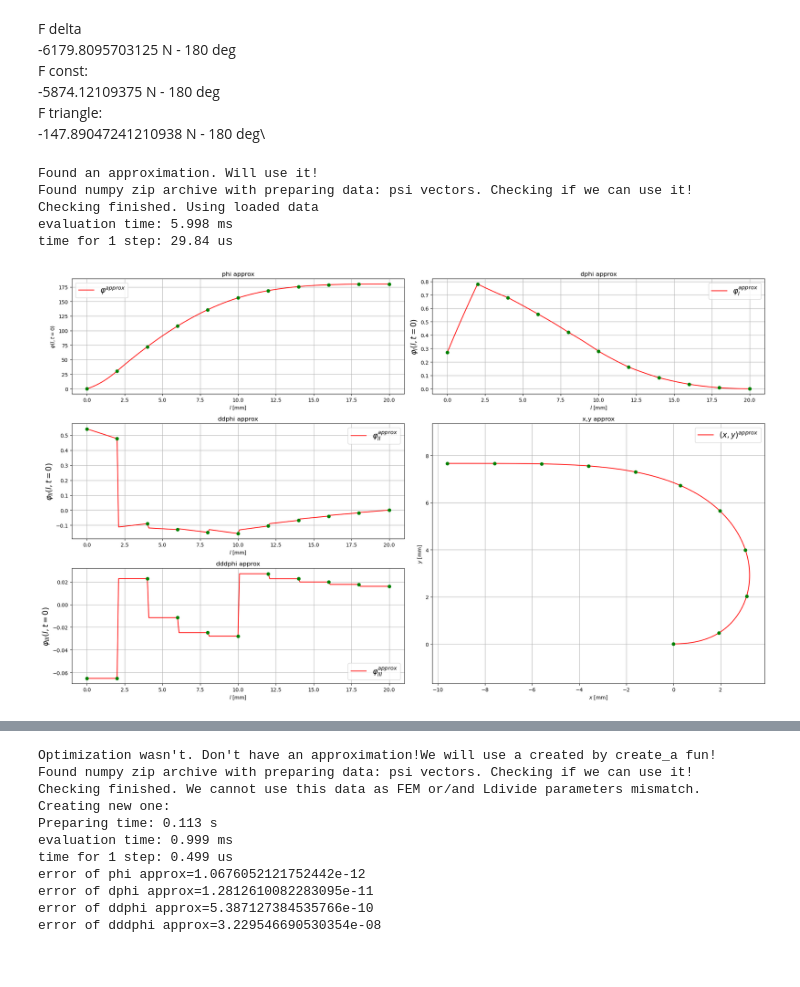
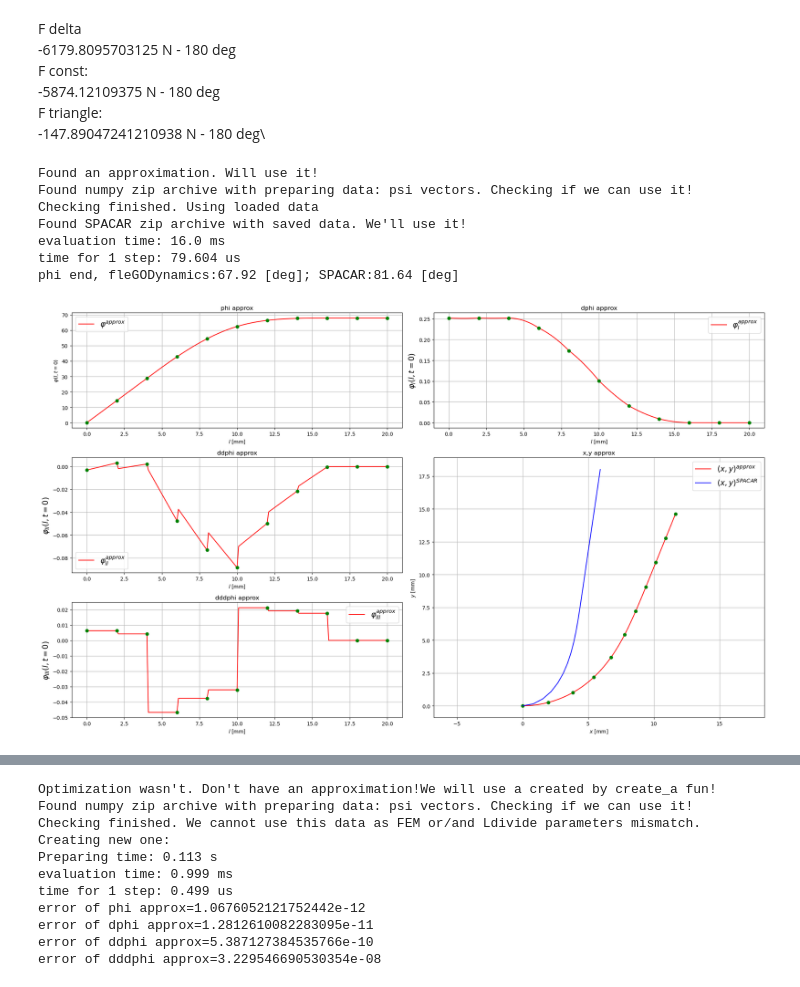
Before and after one commit to dvogureckiy99/dynastatflex, a Jupyter notebook: library_test.ipynb, the cells around one changed output, grey strips where cells are left out. Cells and saved outputs as stored; diff of their text form; code cells hidden in the pictures.

```diff
--- a/library_test.ipynb
+++ b/library_test.ipynb
@@ -74,29 +74,31 @@ F triangle:\
 # %%
 import sys
 import sympy as sm
 # del flex_body_instance
-# del sys.modules["fleGODynamics"]
+del sys.modules["fleGODynamics"]
 import fleGODynamics
 flex_beam_instance = fleGODynamics.Flex_beam(L=0.02,E=2.95*1e9,h=0.01,w=0.0005,rho=1270)
 # flex_beam_instance = fleGODynamics.Flex_beam()
 flex_beam_instance.Create_Simulation()
 flex_beam_instance.FEM(Ne=10,disp=False,polynom_deg=3)
-flex_beam_instance.Simulating.Ldivide(steps_per_fe=20,steps_per_fe4optim=1000,disp=False)
+flex_beam_instance.Simulating.Ldivide(steps_per_fe=20,steps_per_fe4optim=100,disp=False)
 # Fext = -5874.12109375 # const
 # Fext = -6179.8095703125 # delta
-Fext = -147.89047241210938 # triangle
-Fext_type = 'triangle'
-widthofFextindl = 0.5 # -1:standart force applying
+Fext = -8e2 # triangle
+Fext_type = 'delta'
+widthofFextindl = 3 # -1:standart force applying for const
 flex_beam_instance.Simulating.static_preparing(disp=False,Fext=Fext,l_Fext=0.01,Fext_type=Fext_type,widthofFextindl=widthofFextindl)
 flex_beam_instance.Simulating.static(flag_compute_a_anyway=1,disp=0,optim_alg=0)
-flex_beam_instance.Simulating.phi_approx(disp=True,der_num=2)
+flex_beam_instance.Simulating.phi_approx(disp=True,der_num=2,SPACAR=True)
 # %% [output]
 Found an approximation. Will use it!
 Found numpy zip archive with preparing data: psi vectors. Checking if we can use it!
 Checking finished. Using loaded data
-evaluation time: 5.998 ms
-time for 1 step: 29.84 us
+Found SPACAR zip archive with saved data. We'll use it!
+evaluation time: 16.0 ms
+time for 1 step: 79.604 us
+phi end, fleGODynamics:67.92 [deg]; SPACAR:81.64 [deg]
-[figure, old version]
+[figure, new version]
 # %%
 # finding Force for some angle [grad]
 import scipy as sp
```
Also changed, not shown: parts of 3 cells of this notebook, 5 other files.
